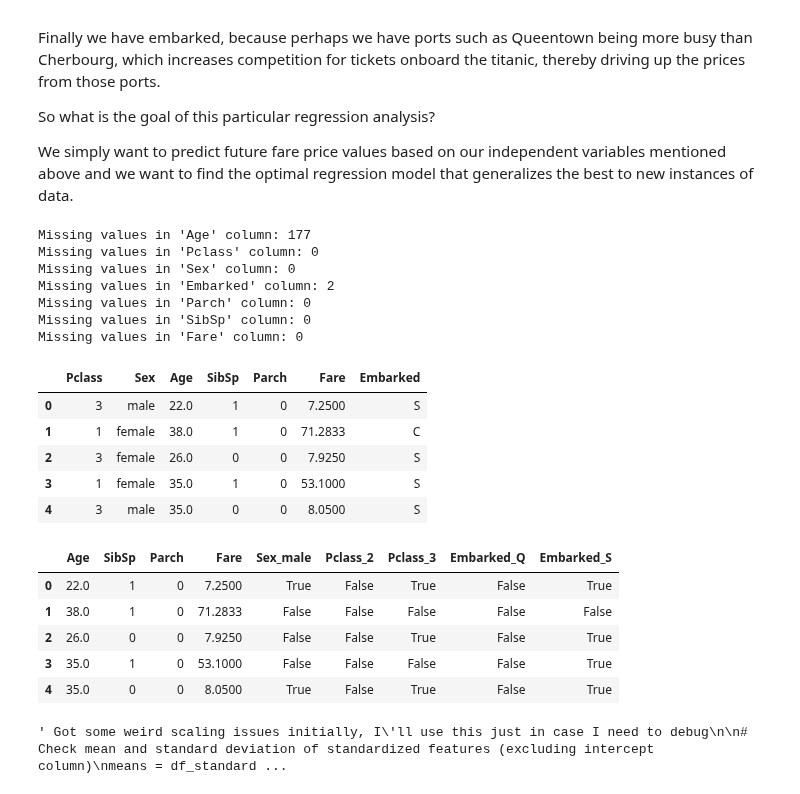
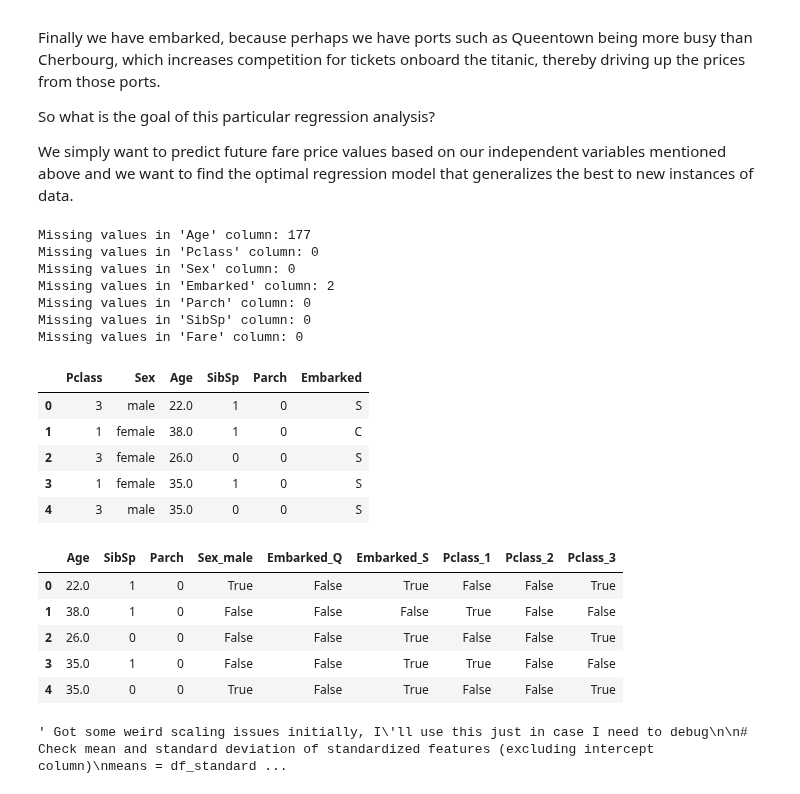
Before and after one commit to GisleGaren/IntroML02450, a Jupyter notebook: part2/analysis.ipynb, the cells around one changed output. Cells and saved outputs as stored; diff of their text form; code cells hidden in the pictures.

```diff
--- a/part2/analysis.ipynb
+++ b/part2/analysis.ipynb
@@ -60,39 +60,42 @@ print(f"Missing values in 'Age' column: {missing_age}")
 missing_pClass = df['Pclass'].isna().sum()
 print(f"Missing values in 'Pclass' column: {missing_pClass}")
 
 missing_sex = df['Sex'].isna().sum()
 print(f"Missing values in 'Sex' column: {missing_sex}")
 
 missing_embarked = df['Embarked'].isna().sum()
 print(f"Missing values in 'Embarked' column: {missing_embarked}")
 
 missing_parch = df['Parch'].isna().sum()
 print(f"Missing values in 'Parch' column: {missing_parch}")
 
 missing_sibSp = df['SibSp'].isna().sum()
 print(f"Missing values in 'SibSp' column: {missing_sibSp}")
 
 missing_fare = df['Fare'].isna().sum()
 print(f"Missing values in 'Fare' column: {missing_fare}")
 
+# Remove outliers based on Fare, which we did previously in report 1
+df = df[df.Fare <= 500]
+
 # First, let's drop these irrelevant columns, because they don't really add much value to our analysis
 df_clean = df.drop(columns=['PassengerId', 'Name', 'Ticket', 'Cabin','Survived', 'Fare'])
 
 df_clean.head()
 # %% [output]
 Missing values in 'Age' column: 177
 Missing values in 'Pclass' column: 0
 Missing values in 'Sex' column: 0
 Missing values in 'Embarked' column: 2
 Missing values in 'Parch' column: 0
 Missing values in 'SibSp' column: 0
 Missing values in 'Fare' column: 0
-|  | Pclass | Sex | Age | SibSp | Parch | Fare | Embarked |
-| 0 | 3 | male | 22.0 | 1 | 0 | 7.2500 | S |
-| 1 | 1 | female | 38.0 | 1 | 0 | 71.2833 | C |
-| 2 | 3 | female | 26.0 | 0 | 0 | 7.9250 | S |
-| 3 | 1 | female | 35.0 | 1 | 0 | 53.1000 | S |
-| 4 | 3 | male | 35.0 | 0 | 0 | 8.0500 | S |
+|  | Pclass | Sex | Age | SibSp | Parch | Embarked |
+| 0 | 3 | male | 22.0 | 1 | 0 | S |
+| 1 | 1 | female | 38.0 | 1 | 0 | C |
+| 2 | 3 | female | 26.0 | 0 | 0 | S |
+| 3 | 1 | female | 35.0 | 1 | 0 | S |
+| 4 | 3 | male | 35.0 | 0 | 0 | S |
 # %%
 # We need to do something about the missing values, especially with age
 # We can fill the missing values with the median age
@@ -105,19 +108,20 @@ df_clean['Embarked'] = df_clean['Embarked'].fillna(df['Embarked'].mode()[0])
 # %%
 # Now let's feature transform the columns with string values to numerical values using one-hot encoding
 # One-hot encode with dropfirst so that we dont need example male and female columns, we can just use male with 1 if true and 0 if female
-df_clean = pd.get_dummies(df_clean, columns=['Sex', 'Pclass', 'Embarked'], drop_first=True)
+df_clean = pd.get_dummies(df_clean, columns=['Sex', 'Embarked'], drop_first=True)
+df_clean = pd.get_dummies(df_clean, columns=['Pclass'])
 
 attributeNames = list(df_clean.columns)
 
 # Now let's see how our data looks like
 df_clean.head()
 # %% [output]
-|  | Age | SibSp | Parch | Fare | Sex_male | Pclass_2 | Pclass_3 | Embarked_Q | Embarked_S |
-| 0 | 22.0 | 1 | 0 | 7.2500 | True | False | True | False | True |
-| 1 | 38.0 | 1 | 0 | 71.2833 | False | False | False | False | False |
-| 2 | 26.0 | 0 | 0 | 7.9250 | False | False | True | False | True |
-| 3 | 35.0 | 1 | 0 | 53.1000 | False | False | False | False | True |
-| 4 | 35.0 | 0 | 0 | 8.0500 | True | False | True | False | True |
+|  | Age | SibSp | Parch | Sex_male | Embarked_Q | Embarked_S | Pclass_1 | Pclass_2 | Pclass_3 |
+| 0 | 22.0 | 1 | 0 | True | False | True | False | False | True |
+| 1 | 38.0 | 1 | 0 | False | False | False | True | False | False |
+| 2 | 26.0 | 0 | 0 | False | False | True | False | False | True |
+| 3 | 35.0 | 1 | 0 | False | False | True | True | False | False |
+| 4 | 35.0 | 0 | 0 | True | False | True | False | False | True |
 # %%
 # Now finally, let's standardize the data
 # Standardize the data using the StandardScaler import, mathematically this is fairly simple, as it involves Z scoring the data
```
Also changed, not shown: parts of 6 cells of this notebook.
